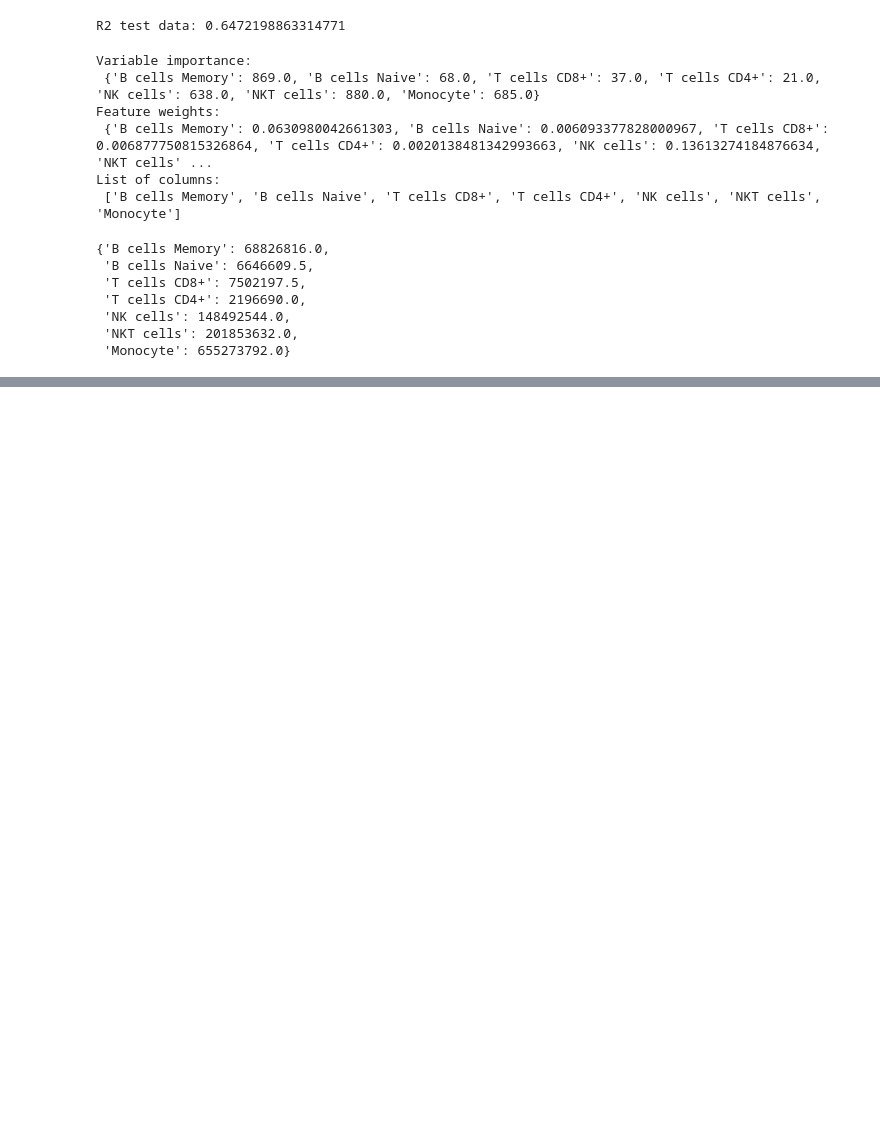
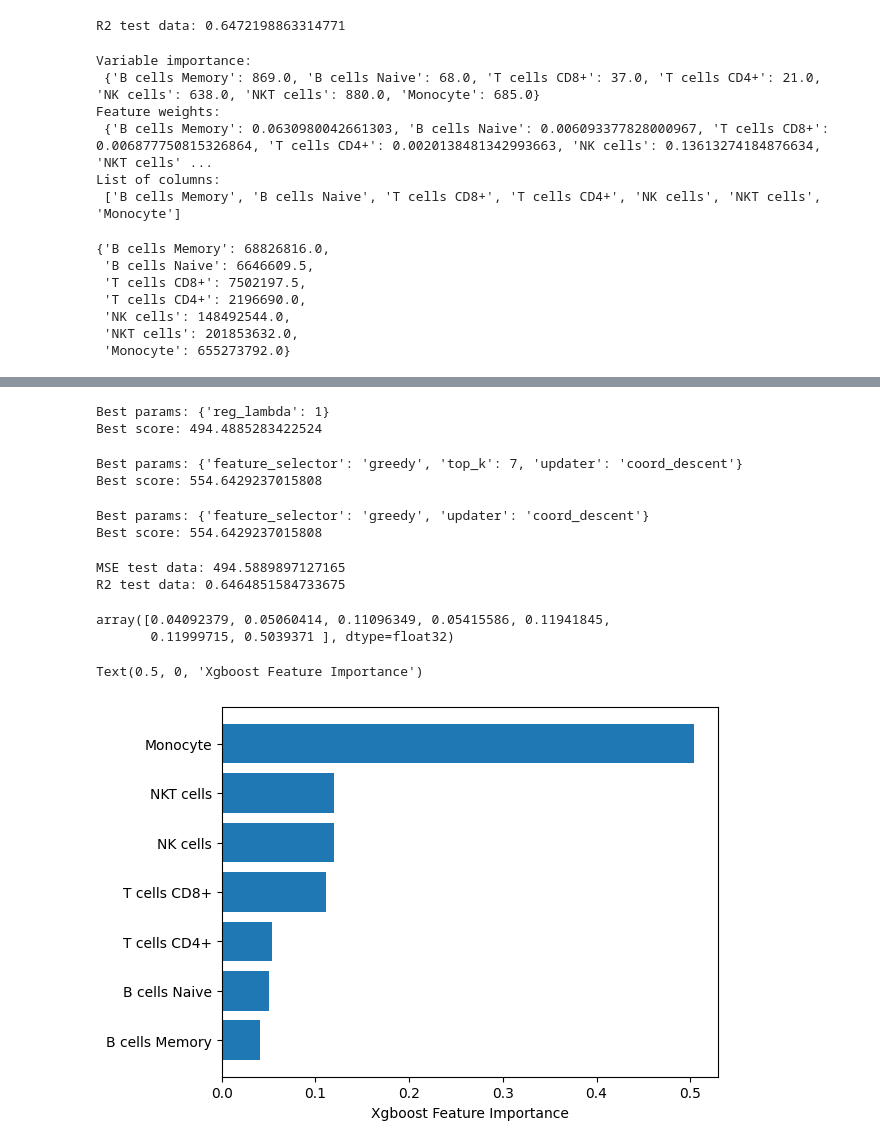
Before and after one commit to ygrepo/compbio_project, a Jupyter notebook: code/ImmuneScore.ipynb, the cells around one changed output, grey strips where cells are left out. Saved outputs shown, nothing was run; the diff lists cells and outputs as text; code cells hidden in the pictures; blank space fills up the shorter version.

```diff
--- a/code/ImmuneScore.ipynb
+++ b/code/ImmuneScore.ipynb
@@ -153,0 +268,53 @@ result
+# %%
+grid_search({'reg_lambda':[0.001, 0.01, 0.1, 0.5, 1, 5]}, X_train, y_train)
+# %% [output]
+Best params: {'reg_lambda': 1}
+Best score: 494.4885283422524
+# %%
+reg = XGBRegressor(booster='gblinear', objective='reg:squarederror')
+grid_search({'feature_selector':['greedy', 'thrifty'], 'updater':['coord_descent'], 'top_k':[3, 5, 7, 9]},
+           X_train, y_train, reg)
+# %% [output]
+Best params: {'feature_selector': 'greedy', 'top_k': 7, 'updater': 'coord_descent'}
+Best score: 554.6429237015808
+# %%
+reg = XGBRegressor(booster='gblinear', objective='reg:squarederror')
+grid_search({'feature_selector':['random', 'greedy', 'thrifty'], 'updater':['coord_descent'] },
+           X_train, y_train, reg)
+# %% [output]
+Best params: {'feature_selector': 'greedy', 'updater': 'coord_descent'}
+Best score: 554.6429237015808
+# %%
+model=XGBRegressor(booster='gbtree',
+                   objective='reg:squarederror',
+                   reg_alpha=0.01,
+                   reg_lambda=1,
+                  )
+
+# Train the XGBoost regressor on the training data
+model.fit(X_train, y_train)
+
+# Make predictions on the test data
+y_pred = model.predict(X_test)
+
+# Calculate the mean squared error and r2 on the test data
+mse = mean_squared_error(y_test, y_pred)
+print("MSE test data:", mse**0.5)
+
+r2 = r2_score(y_test, y_pred)
+print("R2 test data:", r2)
+# %% [output]
+MSE test data: 494.5889897127165
+R2 test data: 0.6464851584733675
+# %%
+model.feature_importances_
+# %% [output]
+array([0.04092379, 0.05060414, 0.11096349, 0.05415586, 0.11941845,
+       0.11999715, 0.5039371 ], dtype=float32)
+# %%
+sorted_idx = model.feature_importances_.argsort()
+plt.barh(data.columns[sorted_idx], model.feature_importances_[sorted_idx])
+plt.xlabel("Xgboost Feature Importance")
+# %% [output]
+Text(0.5, 0, 'Xgboost Feature Importance')
+[figure, added]
```
Also changed, not shown: parts of 25 cells of this notebook, 4 other files.
